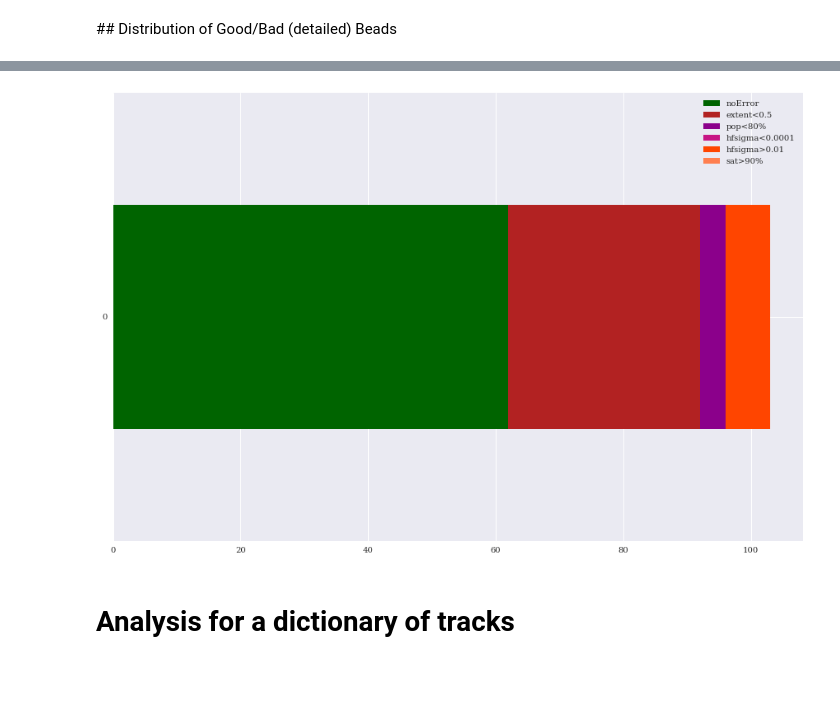
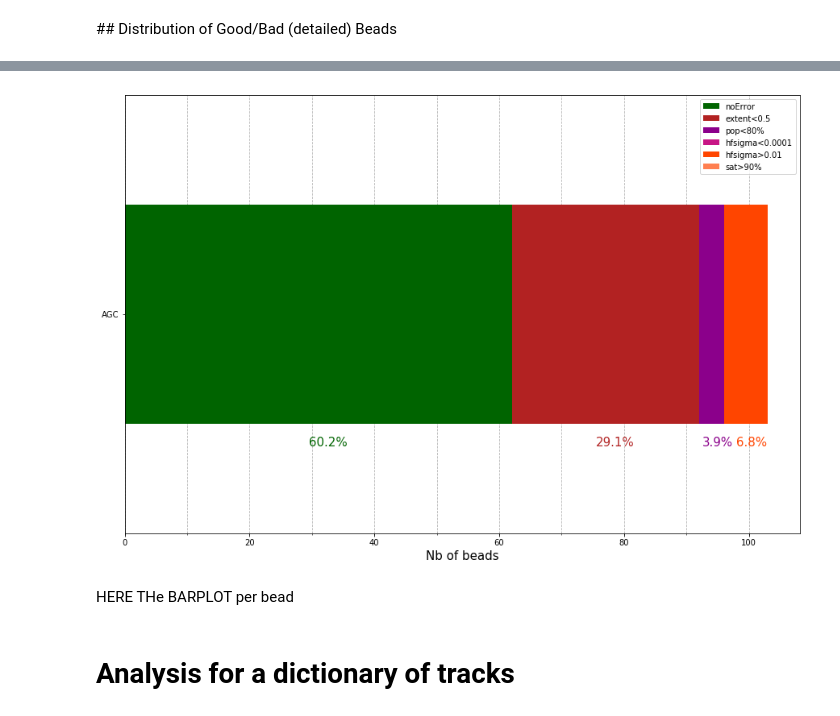
Before and after one commit to depixusgenome/trackanalysis, a Jupyter notebook: analyses/beadsquality.ipynb, the cells around one changed output, grey strips where cells are left out. Saved outputs shown, nothing was run; the diff lists cells and outputs as text; code cells hidden in the pictures; blank space fills up the shorter version.

Commit message:
updating beadsquality - barplot single track

```diff
--- a/analyses/beadsquality.ipynb
+++ b/analyses/beadsquality.ipynb
@@ -128,5 +276,2 @@ def dfTypeError(df_state_beads,orderbeads,ordertracks=None):
 
     return aux
-# %%
-df_typeerror_single = dfTypeError(df_resumeBeadsQuality_single,order_beads,[track.key])
-df_typeerror_single
@@ -145,6 +278,10 @@ df_typeerror_single
+# %%
+df_typeError_single = typeError(df_resumeBeadsQuality_single,order_beads_normal_single,order_tracks_chrono_single)
 # %%
 def barBeadsByType(df_typeerror_single,ordertracks):
-    data_counts = df_typeerror_single[ordertracks].value_counts()
+
+    from matplotlib.ticker import MultipleLocator
+    data_counts = df_typeerror_single[ordertracks[0]].value_counts()
     data_counts_aux = data_counts
     #print(data_counts.loc[['hfsigma<0.0001']])
 
@@ -162,17 +299,51 @@ def barBeadsByType(df_typeerror_single,ordertracks):
     msg = list(msg)
     msg = pd.DataFrame(msg)
     msg = msg[['noError','extent<0.5','pop<80%','hfsigma<0.0001', 'hfsigma>0.01','sat>90%']]
+    msg.index = ordertracks
 
+    mycolors = [ "#006400","#B22222","#8B008B","#C71585", "#FF4500","#FF7F50"]
     ax = pd.DataFrame(msg.transpose()).transpose().plot(kind='barh',
                                                 stacked=True,
-                                               color = [ "#006400","#B22222","#8B008B","#C71585", "#FF4500","#FF7F50"])
+                                               color = mycolors)
+    # create a list to collect the plt.patches data
+    totals = []
+
+    # find the values and append to list
+    for i in ax.patches:
+        totals.append(i.get_width())
+
+    totals = [t for t in totals if t!=0]
+    total = sum(totals)
+
+    # set individual bar lables using above list
+    acc = 0
+    counter = 0
+    for i in ax.patches:
+        if  i.get_width()!=0:
+            # get_width pulls left or right; get_y pushes up or down
+            x = acc + i.get_width()/2
+            ax.text(x-1.5, i.get_y()+0.55, \
+                str(round((i.get_width()/total)*100, 1))+'%', fontsize=15,
+                color=mycolors[counter])
+            acc = acc + i.get_width()
+        counter = counter+1
+
+    ax.invert_yaxis()
+    plt.xlabel('Nb of beads',fontsize=15)
     ax.figure.set_size_inches(15,10)
+    ax.set_axisbelow(True)
+    ax.yaxis.grid(which="major", color='green', linestyle='-', linewidth=0)
+    ml = MultipleLocator(10)
+    ax.xaxis.set_minor_locator(ml)
+    ax.xaxis.grid(which='minor', color='black', linestyle='--', linewidth=0.8, alpha=0.3)
     return ax
 # %%
-myfig = barBeadsByType(df_typeerror_single,track.key)
+myfig = barBeadsByType(df_typeError_single,order_tracks_chrono_single)
 plt.show()
 # %% [output]
-[figure, old version]
+[figure, new version]
+# %% [markdown]
+HERE THe BARPLOT per bead
 # %% [markdown]
 # Analysis for a dictionary of tracks
 # %% [markdown]
```
Also changed, not shown: parts of 20 cells of this notebook.
